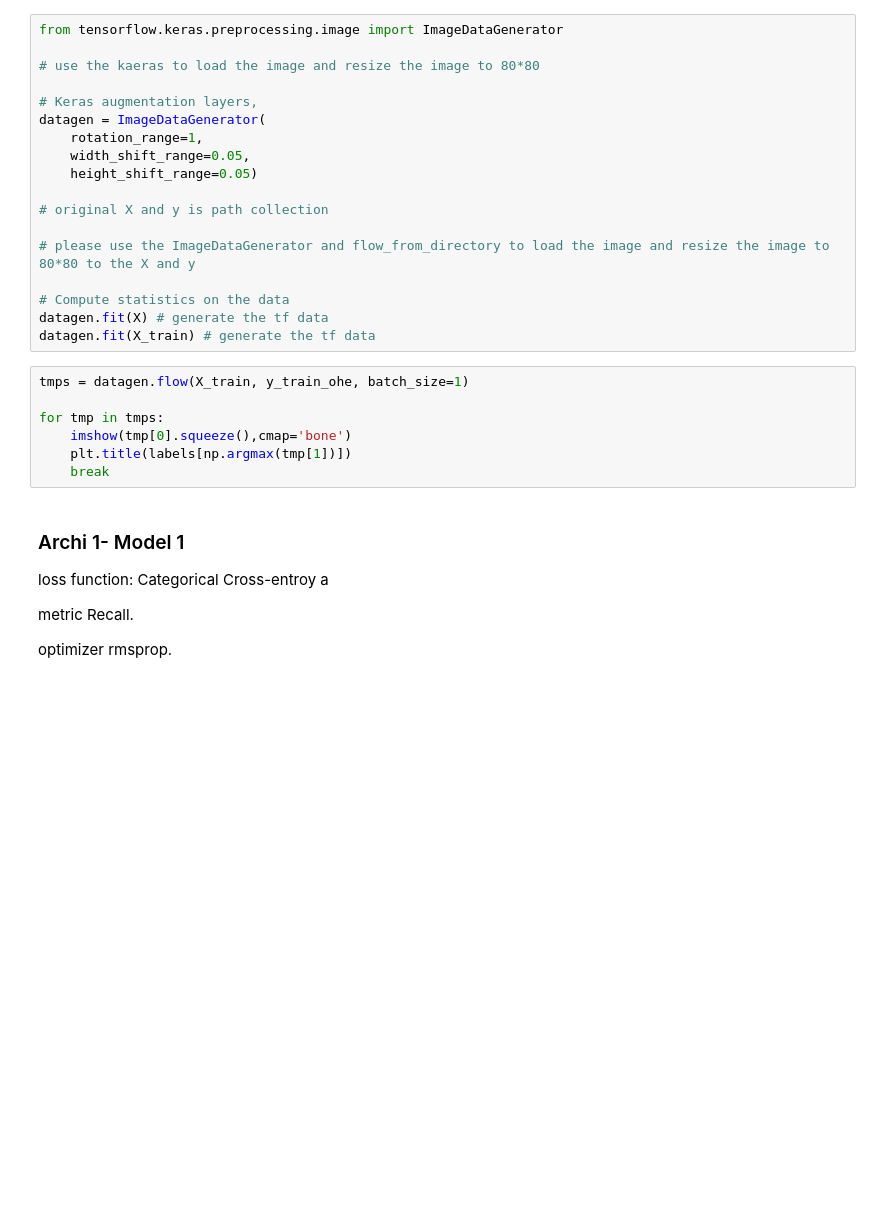
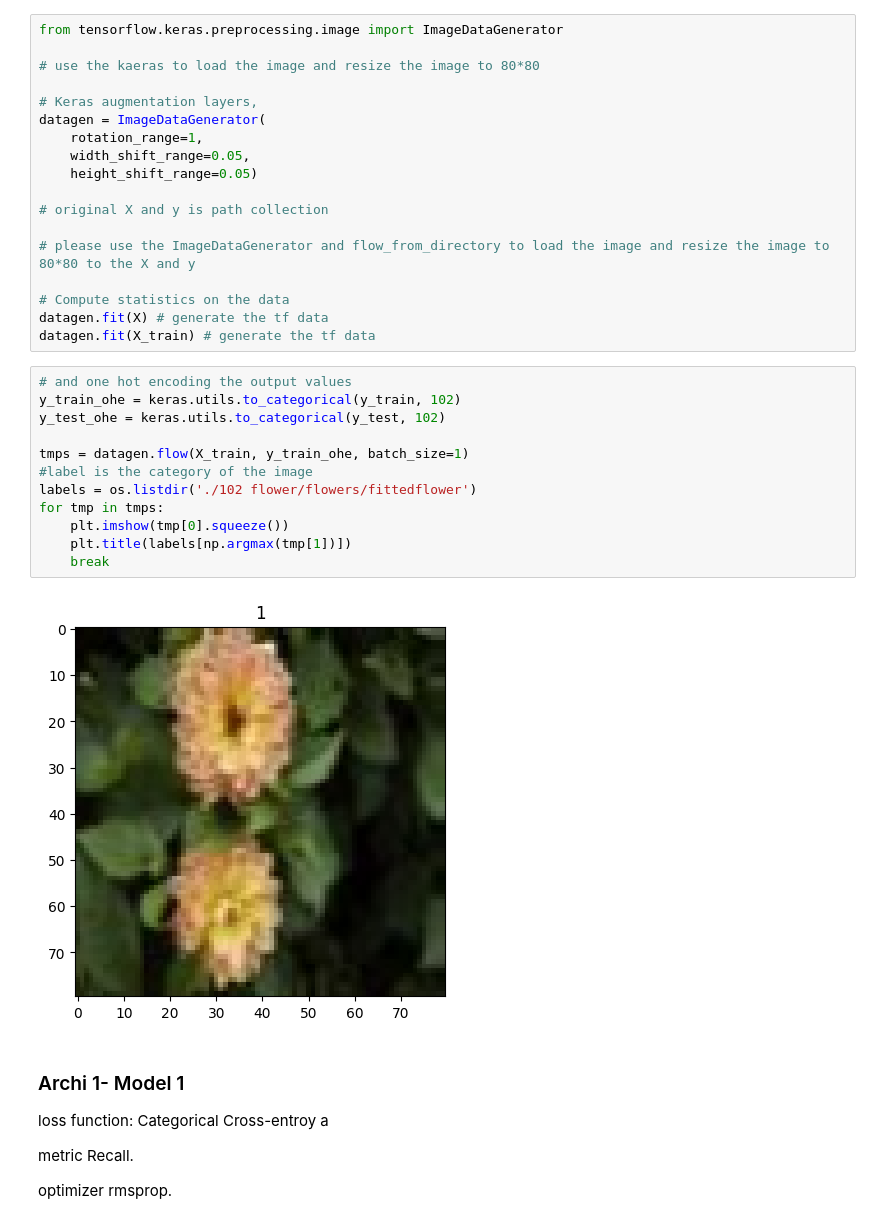
Before and after one commit to livingspring/CS7324LabAssignment, a Jupyter notebook: Lab6/flowers/Lab6.ipynb, the cells around one changed output. Saved outputs shown, nothing was run; the diff lists cells and outputs as text; blank space fills up the shorter version.

```diff
--- a/Lab6/flowers/Lab6.ipynb
+++ b/Lab6/flowers/Lab6.ipynb
@@ -323,12 +323,19 @@ datagen = ImageDataGenerator(
 datagen.fit(X) # generate the tf data
 datagen.fit(X_train) # generate the tf data
 # %%
+# and one hot encoding the output values
+y_train_ohe = keras.utils.to_categorical(y_train, 102)
+y_test_ohe = keras.utils.to_categorical(y_test, 102)
+
 tmps = datagen.flow(X_train, y_train_ohe, batch_size=1)
-
+#label is the category of the image
+labels = os.listdir('./102 flower/flowers/fittedflower')
 for tmp in tmps:
-    imshow(tmp[0].squeeze(),cmap='bone')
+    plt.imshow(tmp[0].squeeze())
     plt.title(labels[np.argmax(tmp[1])])
     break
+# %% [output]
+[figure, added]
 # %% [markdown]
 ### Archi 1- Model 1
 
```
Also changed, not shown: parts of 11 cells of this notebook.
